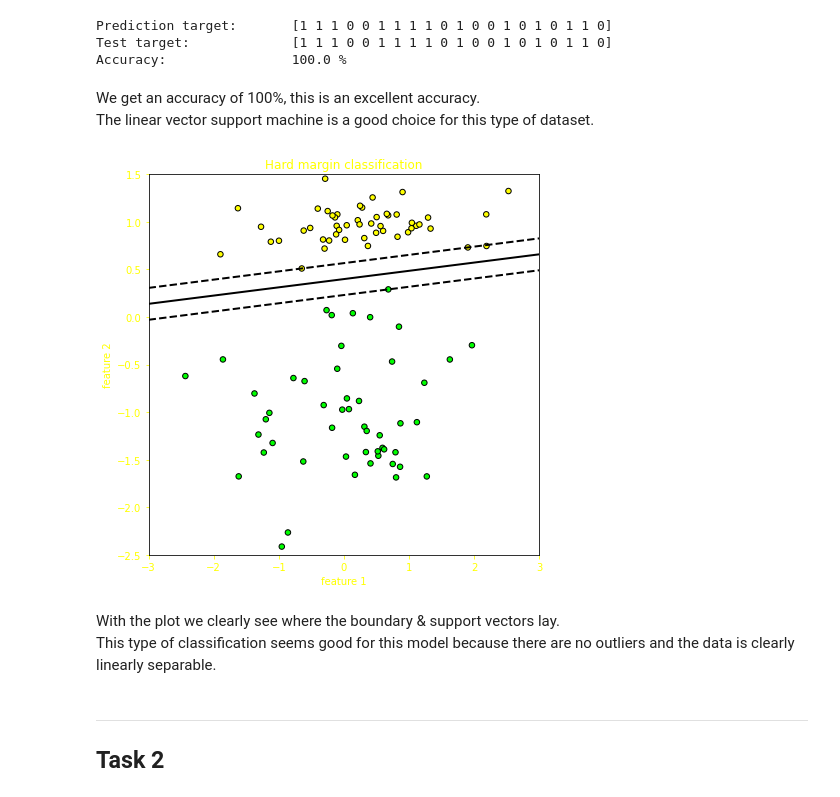
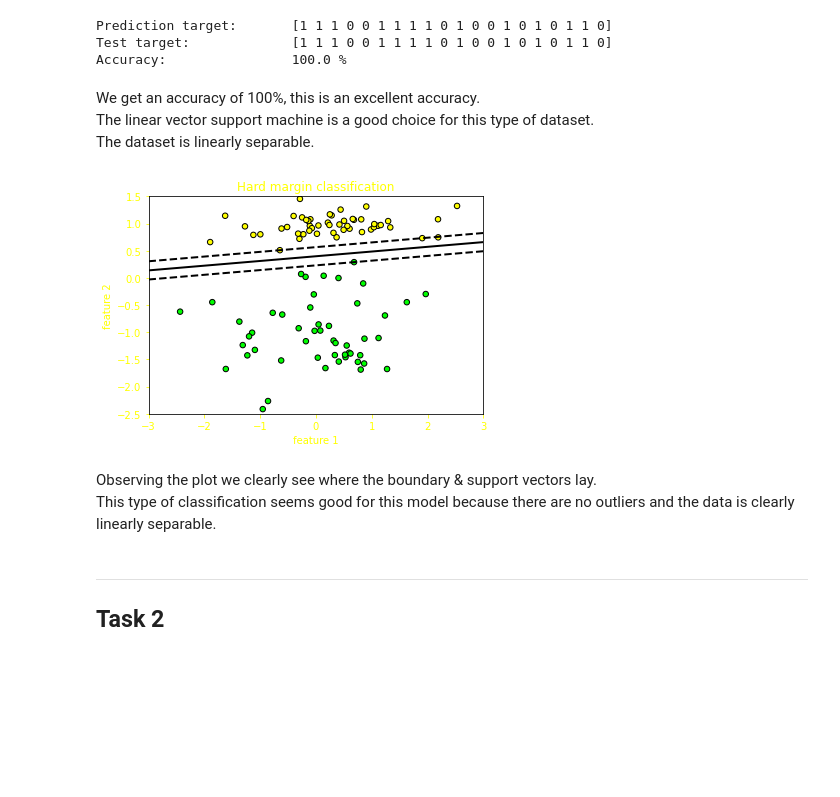
Before and after one commit to valigatotuS/Intelligent-ICT-systems, a Jupyter notebook: exercices/exercise session 3/ex3_svm_toy_datasets.ipynb, the cells around one changed output. Cells and saved outputs as stored; diff of their text form; code cells hidden in the pictures; blank space fills up the shorter version.

```diff
--- a/exercices/exercise session 3/ex3_svm_toy_datasets.ipynb
+++ b/exercices/exercise session 3/ex3_svm_toy_datasets.ipynb
@@ -62,4 +109,5 @@ Test target:             [1 1 1 0 0 1 1 1 1 0 1 0 0 1 0 1 0 1 1 0]
 Accuracy:                100.0 %
 # %% [markdown]
 We get an accuracy of 100%, this is an excellent accuracy. <br>
-The linear vector support machine is a good choice for this type of dataset.
+The linear vector support machine is a good choice for this type of dataset. <br>
+The dataset is linearly separable.
@@ -84,19 +114,17 @@ def plot_svc_decision_boundary(svm_clf, xmin, xmax):
 # %%
 # plotting data & model boundary
-fig, axes = plt.subplots(figsize=(7, 7), sharey=True)
 plt.scatter(X1[:, 0], X1[:, 1], marker='o', c=Y1, s=30, edgecolor='k', cmap=cmap_bold) # our data
 plot_svc_decision_boundary(clf1, -3, 3)                                                # our boundary
 
 plt.xlabel("feature 1")
 plt.ylabel("feature 2")
 plt.axis([-3, 3, -2.5, 1.5])
 plt.title("Hard margin classification")
-
 plt.show()
 # %% [output]
-[figure, old version]
+[figure, new version]
 # %% [markdown]
-With the plot we clearly see where the boundary & support vectors lay. <br>
+Observing the plot we clearly see where the boundary & support vectors lay. <br>
 This type of classification seems good for this model because there are no outliers and the data is clearly linearly separable.
 # %% [markdown]
 ---
```
Also changed, not shown: parts of 33 cells of this notebook.
